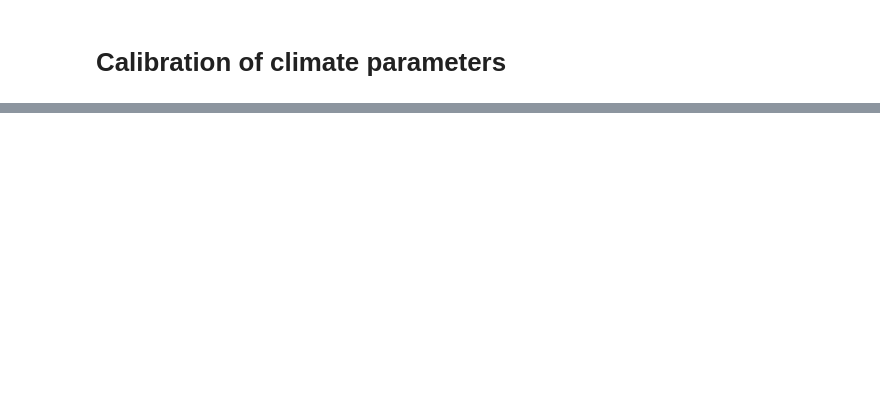
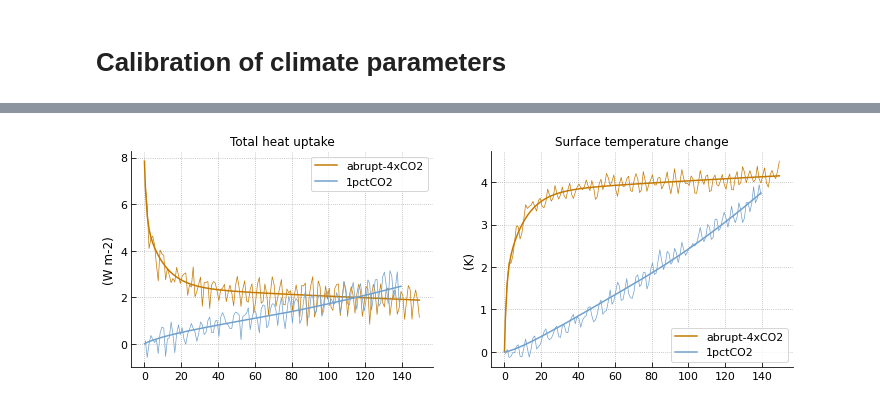
Before and after one commit to tsutsui1872/mce, a Jupyter notebook: notebook/calib_climate.ipynb, the cells around one changed output, grey strips where cells are left out. Drawn from its saved outputs; the diff is of its cells as text; code cells hidden in the pictures; blank space fills up the shorter version.

```diff
--- a/notebook/calib_climate.ipynb
+++ b/notebook/calib_climate.ipynb
@@ -338,0 +176,2 @@ df_new.loc[models_chk, names]
+# %%
+calib = CalibClimate(Driver4x, Driver1p, **kw_all_ref)
@@ -338,0 +246,9 @@ df_new.loc[models_chk, names]
+# %%
+# Save results
+kfmt = 'parms/{}/{}/l3_norm1/{}'.format
+
+for (cmip_era, source_id), kw_all in results.items():
+    for kw_comp, parms in kw_all.items():
+        grp = ds.file.create_group(kfmt(cmip_era, source_id, kw_comp))
+        for k, v in parms.items():
+            grp.attrs[k] = v
@@ -338,0 +272,35 @@ df_new.loc[models_chk, names]
+# %%
+df_4x_esm = pd.DataFrame({
+    k: v for k, v in
+    ds.file[f'calib/{cmip_era}/{source_id}/abrupt-4xCO2/norm1'].items()
+}).set_index('time')
+
+df_1p_esm = pd.DataFrame({
+    k: v for k, v in
+    ds.file[f'calib/{cmip_era}/{source_id}/1pctCO2/norm1'].items()
+}).set_index('time')
+# %%
+for df in [df_4x_esm, df_1p_esm]:
+    df.index = df.index.values - df.index[0] + 0.5
+# %%
+myplt.init_regular(2, col=2)
+
+map_color = {'1pctCO2': 'C1', 'abrupt-4xCO2': 'C2'}
+variable_order = ['rtnt', 'tas']
+scenario_order = ['abrupt-4xCO2', '1pctCO2']
+
+for ax, var_id in zip(myplt(), variable_order):
+    for scenario, df_esm, df in zip(scenario_order, [df_4x_esm, df_1p_esm], [df_4x, df_1p]):
+        color = map_color[scenario]
+        d1 = df_esm[var_id]
+        ax.plot(d1.index, d1, color=color, lw=0.7)
+        d1 = df[var_id]
+        ax.plot(d1.index, d1, color=color, lw=1.5, label=scenario)
+
+    ax.legend()
+    attrs = mce_attrs['variables'][var_id]
+    ax.set_ylabel('({})'.format(attrs['units']))
+    ax.set_title(attrs['long_name'])
+    ax.grid()
+# %% [output]
+[figure, added]
```
Also changed, not shown: parts of 46 cells of this notebook, 2 other files.
